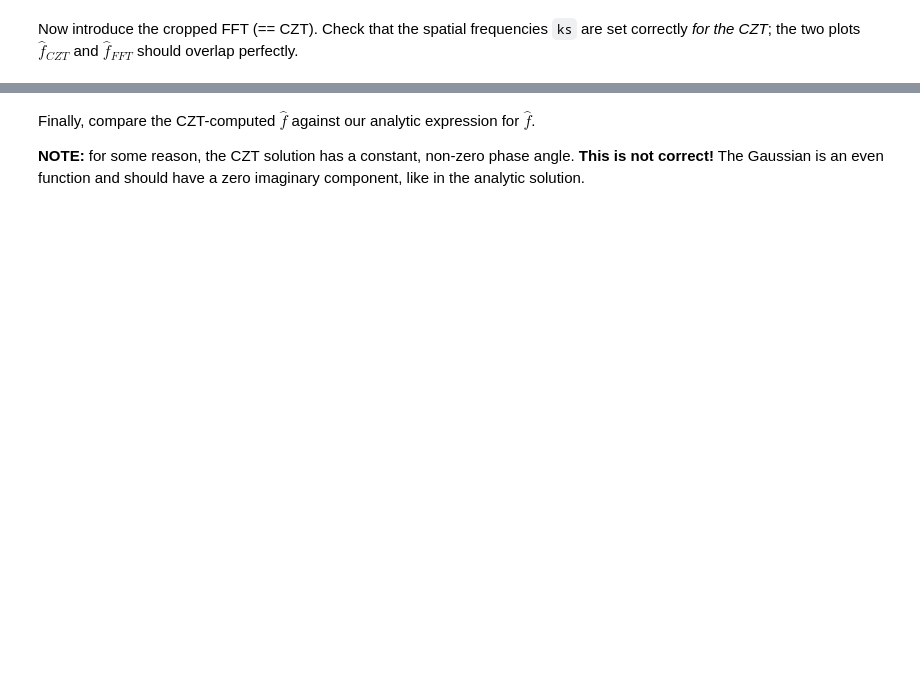
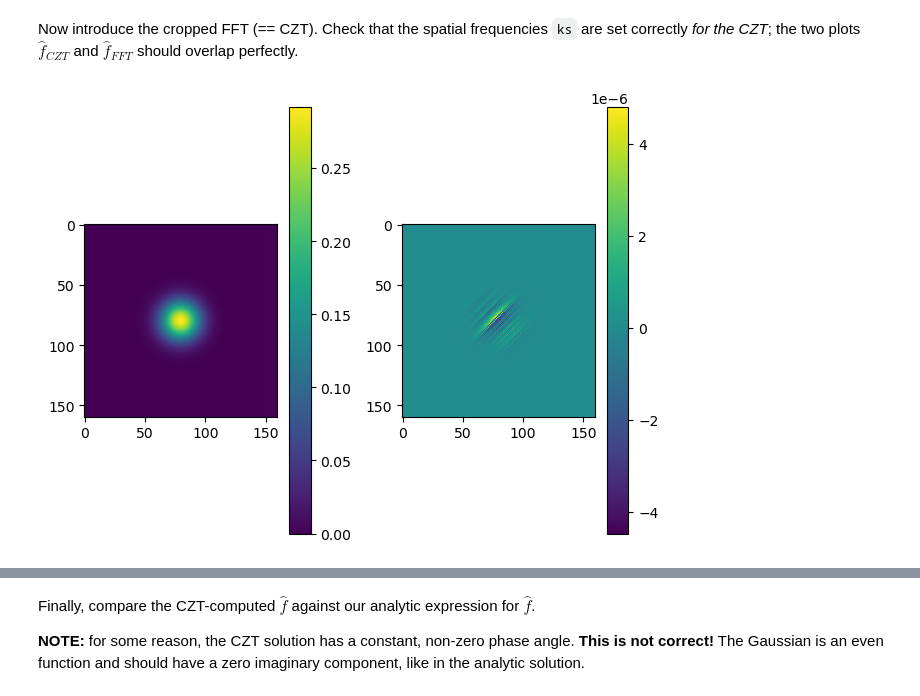
Before and after one commit to Biomedical-Imaging-Group/psf_generator, a Jupyter notebook: src/czt_debug.ipynb, the cells around one changed output, grey strips where cells are left out. Cells and saved outputs as stored; diff of their text form; code cells hidden in the pictures; blank space fills up the shorter version.

```diff
--- a/src/czt_debug.ipynb
+++ b/src/czt_debug.ipynb
@@ -65,3 +74,13 @@ Fs_custom = custom_fft2(fs,
+# %%
+plt.subplot(121)
+plt.imshow(Fs_custom.real)
+plt.colorbar()
+plt.subplot(122)
+plt.imshow(Fs_custom.imag)
+plt.colorbar()
+plt.tight_layout()
+# %% [output]
+[figure, added]
 # %%
 vmin = torch.minimum(torch.min(torch.abs(Fs)), torch.min(torch.abs(Fs_custom)))
 vmax = torch.maximum(torch.max(torch.abs(Fs)), torch.max(torch.abs(Fs_custom)))
```
Also changed, not shown: parts of 8 cells of this notebook, 4 other files.
